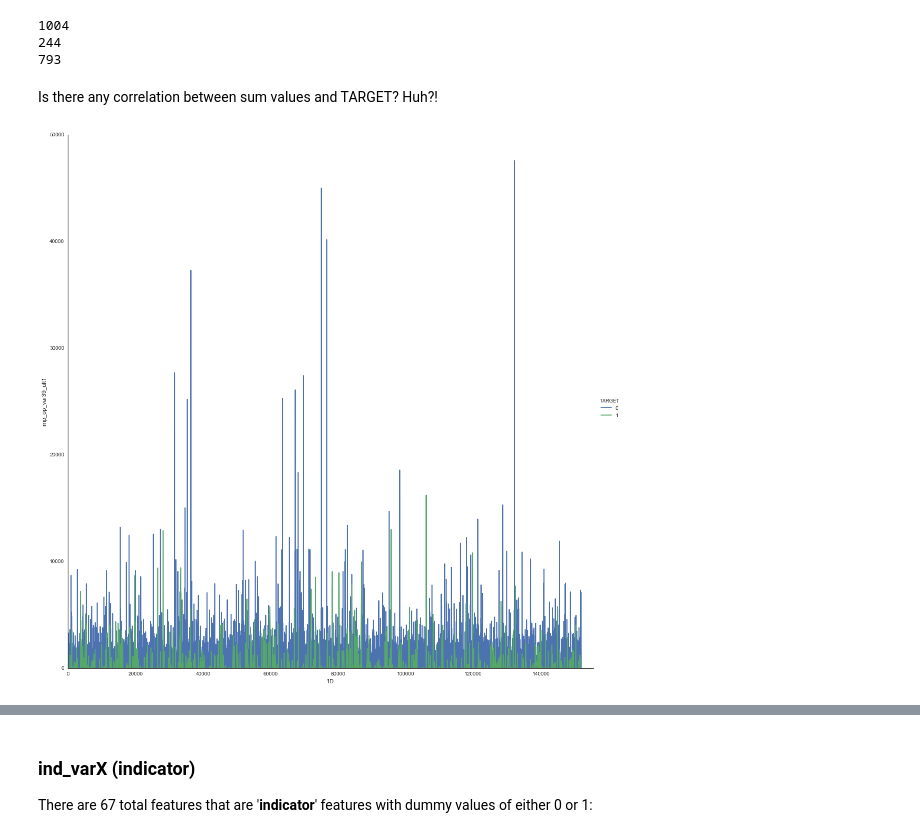
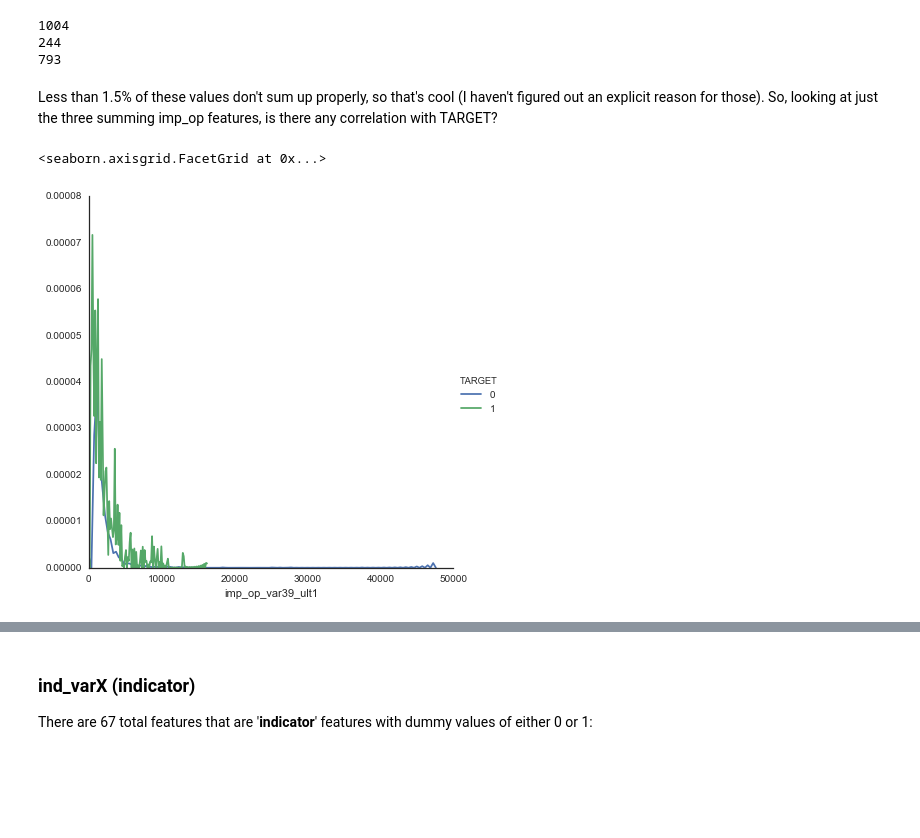
Before and after one commit to sketchychen/kaggle_santander, a Jupyter notebook: kaggle_santander_draft.ipynb, the cells around one changed output, grey strips where cells are left out. Saved outputs shown, nothing was run; the diff lists cells and outputs as text; code cells hidden in the pictures; blank space fills up the shorter version.

```diff
--- a/kaggle_santander_draft.ipynb
+++ b/kaggle_santander_draft.ipynb
@@ -311,9 +320,10 @@ There are trends to these imp_op features, depending on what labels they have in
 - For any imp_op feature with an **ult1** and a nonzero value in a cell (e.g. imp_op_var39_comer_ult1), if there is a feature with the same exact name but with an **ult3** (e.g. imp_op_var39_comer_ult3), it likely has an equal or **greater** value in the corresponding cell.
 - imp_op_varX_ultY = imp_op_varX_efect_ultY + imp_op_varX_comer_ultY *most of the time*, but only **ult1** has sums.
 # %%
-santrainder['imp_op_var39_ult1_test'] = santrainder['imp_op_var39_efect_ult1'] + santrainder['imp_op_var39_comer_ult1']
-santrainder['imp_op_var40_ult1_test'] = santrainder['imp_op_var40_efect_ult1'] + santrainder['imp_op_var40_comer_ult1']
-santrainder['imp_op_var41_ult1_test'] = santrainder['imp_op_var41_efect_ult1'] + santrainder['imp_op_var41_comer_ult1']
+auxillary = pd.DataFrame()
+auxillary['imp_op_var39_ult1_test'] = santrainder['imp_op_var39_efect_ult1'] + santrainder['imp_op_var39_comer_ult1']
+auxillary['imp_op_var40_ult1_test'] = santrainder['imp_op_var40_efect_ult1'] + santrainder['imp_op_var40_comer_ult1']
+auxillary['imp_op_var41_ult1_test'] = santrainder['imp_op_var41_efect_ult1'] + santrainder['imp_op_var41_comer_ult1']
 
 var39notasum = []
 var40notasum = []
@@ -321,11 +331,11 @@ var41notasum = []
 
 # look for matching mins and maxes
 for index, row in santrainder.iterrows():
-   if santrainder['imp_op_var39_ult1_test'][index] != santrainder['imp_op_var39_ult1'][index]:
+   if auxillary['imp_op_var39_ult1_test'][index] != santrainder['imp_op_var39_ult1'][index]:
     var39notasum.append(index)
-   if santrainder['imp_op_var40_ult1_test'][index] != santrainder['imp_op_var40_ult1'][index]:
+   if auxillary['imp_op_var40_ult1_test'][index] != santrainder['imp_op_var40_ult1'][index]:
     var40notasum.append(index)
-   if santrainder['imp_op_var41_ult1_test'][index] != santrainder['imp_op_var41_ult1'][index]:
+   if auxillary['imp_op_var41_ult1_test'][index] != santrainder['imp_op_var41_ult1'][index]:
     var41notasum.append(index)
 
 print len(var39notasum)
@@ -335,12 +345,10 @@ print len(var41notasum)
 1004
 244
 793
-# %% [markdown]
-Is there any correlation between sum values and TARGET? Huh?!
+# %% [markdown]
+Less than 1.5% of these values don't sum up properly, so that's cool (I haven't figured out an explicit reason for those). So, looking at just the three summing imp_op features, is there any correlation with TARGET?
 # %%
-sns.FacetGrid(santrainder, hue='TARGET', size=15) \
-    .map(plt.plot, "'ID", 'imp_op_var39_ult1') \
-    .add_legend()
-plt.axis([0, 155500, 0, 50000]);
+sns.FacetGrid(santrainder, hue='TARGET', size=6).map(sns.kdeplot, 'imp_op_var39_ult1').add_legend()
 # %% [output]
+<seaborn.axisgrid.FacetGrid at 0x...>
-[figure, old version]
+[figure, new version]
```
Also changed, not shown: parts of 23 cells of this notebook.
